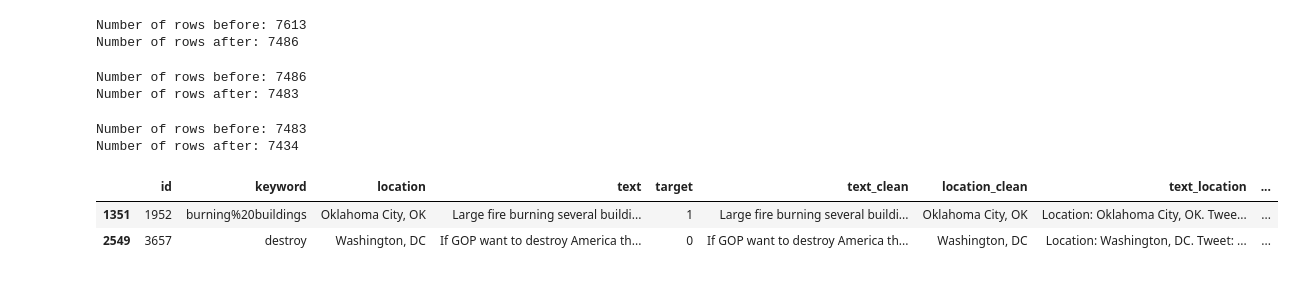
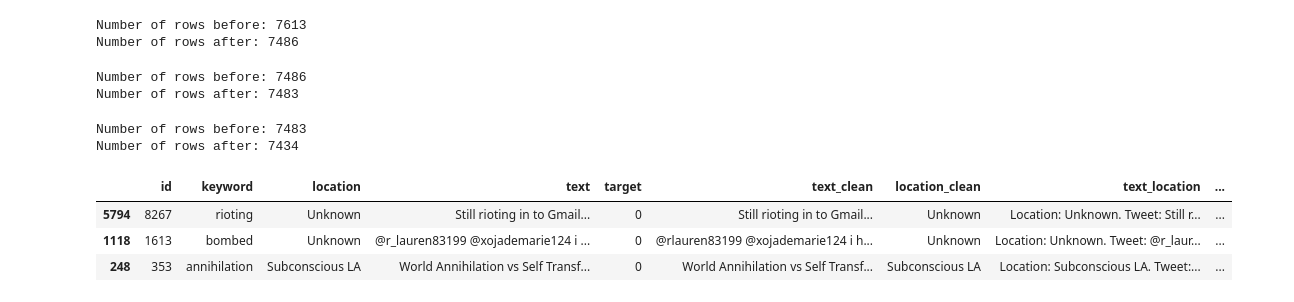
Before and after one commit to jamesgray0353/Disaster-Tweets, a Jupyter notebook: disaster-tweets-eda.ipynb, the cells around one changed output. Drawn from its saved outputs; the diff is of its cells as text; code cells hidden in the pictures.

Commit message:
Kaggle Notebook | Disaster Tweets EDA | Version 3

```diff
--- a/disaster-tweets-eda.ipynb
+++ b/disaster-tweets-eda.ipynb
@@ -290,38 +290,38 @@ Identify if the folowing Tweet is part of a thread discussing a disaster (yes/ n
 
 # Text
 train_df['prompt_text'] = train_df.apply(lambda row: generate_prompt(row, 'text'), axis=1)
 # Text test
 train_df['prompt_text_test'] = train_df.apply(lambda row: generate_test_prompt(row, 'text'), axis=1)
 # Text and location
 train_df['prompt_text_location'] = train_df.apply(lambda row: generate_prompt(row, 'text_location'), axis=1)
 # Text and location test
 train_df['prompt_text_location_test'] = train_df.apply(lambda row: generate_test_prompt(row, 'text_location'), axis=1)
 # Text clean
 train_df['prompt_text_clean'] = train_df.apply(lambda row: generate_prompt(row, 'text_clean'), axis=1)
 # Text clean test
 train_df['prompt_text_clean_test'] = train_df.apply(lambda row: generate_test_prompt(row, 'text_clean'), axis=1)
 # Text location clean
 train_df['prompt_text_location_clean'] = train_df.apply(lambda row: generate_prompt(row, 'text_location_clean'), axis=1)
 # Text location clean test
 train_df['prompt_text_location_clean_test'] = train_df.apply(lambda row: generate_test_prompt(row, 'text_location_clean'), axis=1)
 
 # Test ------------------------------------------------------------------
 
 # Text test
 test_df['prompt_text_test'] = test_df.apply(lambda row: generate_test_prompt(row, 'text'), axis=1)
 # Text and location test
 test_df['prompt_text_location_test'] = test_df.apply(lambda row: generate_test_prompt(row, 'text_location'), axis=1)
 # Text clean test
 test_df['prompt_text_clean_test'] = test_df.apply(lambda row: generate_test_prompt(row, 'text_clean'), axis=1)
 # Text location clean test
-train_df['prompt_text_location_clean_test'] = test_df.apply(lambda row: generate_test_prompt(row, 'text_location_clean'), axis=1)
+test_df['prompt_text_location_clean_test'] = test_df.apply(lambda row: generate_test_prompt(row, 'text_location_clean'), axis=1)
 
-
-train_df.sample(2)
+train_df.sample(3)
 # %% [output]
 |  | id | keyword | location | text | target | text_clean | location_clean | text_location | ... |
-| 1351 | 1952 | burning%20buildings | Oklahoma City, OK | Large fire burning several buildi... | 1 | Large fire burning several buildi... | Oklahoma City, OK | Location: Oklahoma City, OK. Twee... | ... |
-| 2549 | 3657 | destroy | Washington, DC | If GOP want to destroy America th... | 0 | If GOP want to destroy America th... | Washington, DC | Location: Washington, DC. Tweet: ... | ... |
+| 5794 | 8267 | rioting | Unknown | Still rioting in to Gmail... | 0 | Still rioting in to Gmail... | Unknown | Location: Unknown. Tweet: Still r... | ... |
+| 1118 | 1613 | bombed | Unknown | @r_lauren83199 @xojademarie124 i ... | 0 | @rlauren83199 @xojademarie124 i h... | Unknown | Location: Unknown. Tweet: @r_laur... | ... |
+| 248 | 353 | annihilation | Subconscious LA | World Annihilation vs Self Transf... | 0 | World Annihilation vs Self Transf... | Subconscious LA | Location: Subconscious LA. Tweet:... | ... |
 # %%
 # Save files
 train_df.to_csv('disaster_train.csv', index=False)
```
Also changed, not shown: parts of 2 cells of this notebook.
